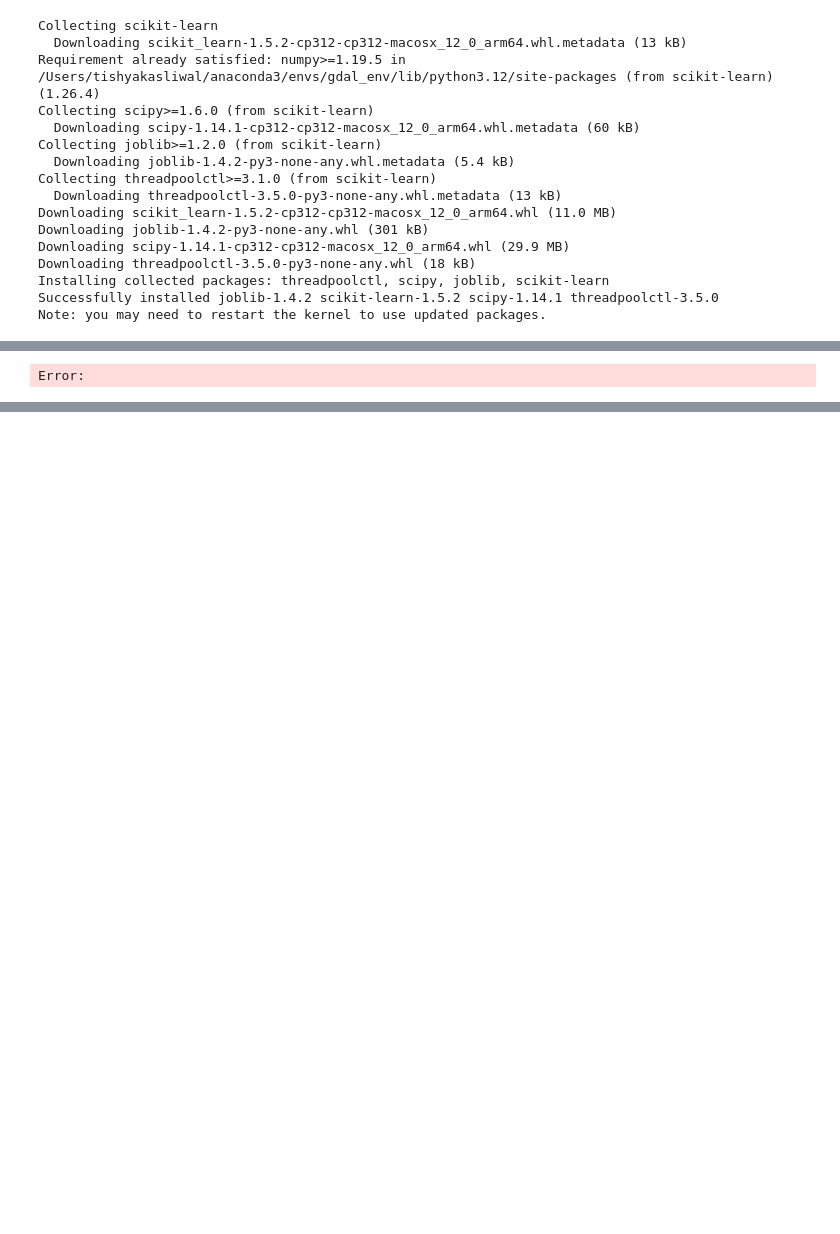
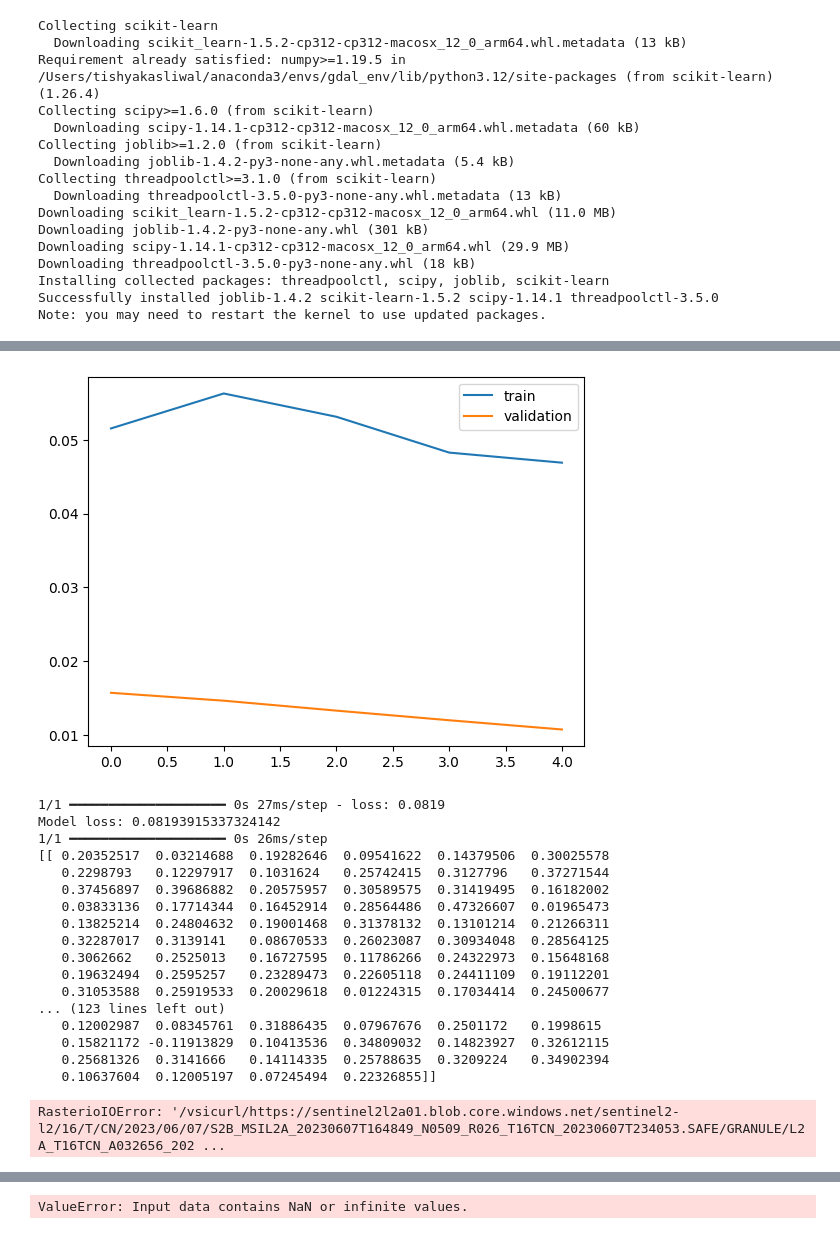
Before and after one commit to anissakp/BTTAI-AI-Studio, a Jupyter notebook: preprocess.ipynb, the cells around one changed output, grey strips where cells are left out. Cells and saved outputs as stored; diff of their text form; code cells hidden in the pictures; blank space fills up the shorter version.

```diff
--- a/preprocess.ipynb
+++ b/preprocess.ipynb
@@ -218,8 +319,9 @@ Successfully installed joblib-1.4.2 scikit-learn-1.5.2 scipy-1.14.1 threadpoolct
 Note: you may need to restart the kernel to use updated packages.
 # %%
 from sklearn.preprocessing import MinMaxScaler
-
+ndci_subset = ndci_subset.fillna(ndci.mean()) #fill Nans with mean values
 # Normalize the data
 scaler = MinMaxScaler()
-ndci_values = ndci_comp_np.values.reshape(-1, 1)
-ndci_scaled = scaler.fit_transform(ndci_values).reshape(ndci_comp_np.shape)
+ndci_values = ndci_subset.values.reshape(-1, 1)
+# %%
+chl_scaled = scaler.fit_transform(chl_values).reshape(chl_subset.shape)
@@ -234,11 +360,11 @@ def create_dataset(data, time_steps=1):
 
 # Set time steps (e.g., using last 10 values to predict the next)
 time_steps = 10
-X, y = create_dataset(ndci_scaled, time_steps)
+X, y = create_dataset(chl_scaled, time_steps)
 
 # Reshape the input to be [samples, time steps, features]
-X = np.reshape(X, (X.shape[0], X.shape[1], ndci_comp_np.shape[1] * ndci_comp_np.shape[2]))
-y = np.reshape(y, (y.shape[0], ndci_comp_np.shape[1] * ndci_comp_np.shape[2]))
+X = np.reshape(X, (X.shape[0], X.shape[1], chl_subset.shape[1] * chl_subset.shape[2]))
+y = np.reshape(y, (y.shape[0], chl_subset.shape[1] * chl_subset.shape[2]))
 
 print(f"X shape: {X.shape}, y shape: {y.shape}")
 # %% [output]
@@ -280,7 +406,12 @@ Model: "sequential_1"
  Non-trainable params: 0 (0.00 B)
+# %%
+from sklearn.model_selection import train_test_split
+# Split the data into training and testing sets
+X_train, X_test, y_train, y_test = train_test_split(X, y, test_size=0.2, random_state=42)
 # %%
+import matplotlib.pyplot as plt
 # Train the model
-history = model.fit(X, y, epochs=20, batch_size=32, validation_split=0.2)
+history = model.fit(X_train, y_train, epochs=5, batch_size=32, validation_split=0.2)
 
 # Plot the training and validation loss
 plt.plot(history.history['loss'], label='train')
@@ -289,22 +420,22 @@ plt.legend()
 plt.show()
 
 # Evaluate the model
-loss = model.evaluate(X, y)
+loss = model.evaluate(X_test, y_test)
 print(f"Model loss: {loss}")
 
 # Make predictions
 predictions = model.predict(X)
-
+print(predictions)
 # Reshape predictions to the original shape
-predictions = predictions.reshape((predictions.shape[0], ndci_comp_np.shape[1], ndci_comp_np.shape[2]))
+predictions = predictions.reshape((predictions.shape[0], chl_subset.shape[1], chl_subset.shape[2]))
 
 # Inverse transform the predictions
 predictions = scaler.inverse_transform(predictions.reshape(-1, 1)).reshape(predictions.shape)
 
 # Plot some predictions
 plt.figure(figsize=(10, 6))
-plt.plot(ndci_comp.coords['time'].values[:len(predictions)], predictions[:, 0, 0], label='Predicted')
-plt.plot(ndci_comp.coords['time'].values[:len(predictions)], ndci_comp_np[:len(predictions), 0, 0], label='Actual')
+plt.plot(chl.coords['time'].values[:len(predictions)], predictions[:, 0, 0], label='Predicted')
+plt.plot(chl.coords['time'].values[:len(predictions)], chl_subset[:len(predictions), 0, 0], label='Actual')
 plt.legend()
 plt.show()
 # %% [output]
@@ -312 +452,19 @@ Epoch 1/20
+[figure, added]
-Error:
+1/1 ━━━━━━━━━━━━━━━━━━━━ 0s 27ms/step - loss: 0.0819
+Model loss: 0.08193915337324142
+1/1 ━━━━━━━━━━━━━━━━━━━━ 0s 26ms/step
+[[ 0.20352517  0.03214688  0.19282646  0.09541622  0.14379506  0.30025578
+   0.2298793   0.12297917  0.1031624   0.25742415  0.3127796   0.37271544
+   0.37456897  0.39686882  0.20575957  0.30589575  0.31419495  0.16182002
+   0.03833136  0.17714344  0.16452914  0.28564486  0.47326607  0.01965473
+   0.13825214  0.24804632  0.19001468  0.31378132  0.13101214  0.21266311
+   0.32287017  0.3139141   0.08670533  0.26023087  0.30934048  0.28564125
+   0.3062662   0.2525013   0.16727595  0.11786266  0.24322973  0.15648168
+   0.19632494  0.2595257   0.23289473  0.22605118  0.24411109  0.19112201
+   0.31053588  0.25919533  0.20029618  0.01224315  0.17034414  0.24500677
+... (123 lines left out)
+   0.12002987  0.08345761  0.31886435  0.07967676  0.2501172   0.1998615
+   0.15821172 -0.11913829  0.10413536  0.34809032  0.14823927  0.32612115
+   0.25681326  0.3141666   0.14114335  0.25788635  0.3209224   0.34902394
+   0.10637604  0.12005197  0.07245494  0.22326855]]
+RasterioIOError: '/vsicurl/https://sentinel2l2a01.blob.core.windows.net/sentinel2-l2/16/T/CN/2023/06/07/S2B_MSIL2A_20230607T164849_N0509_R026_T16TCN_20230607T234053.SAFE/GRANULE/L2A_T16TCN_A032656_202 ...
@@ -312,0 +472,6 @@ Error:
+# %%
+# Check for NaN or infinite values in the data
+if np.isnan(ndci_comp_np_subset).any() or np.isinf(ndci_comp_np_subset).any():
+    raise ValueError("Input data contains NaN or infinite values.")
+# %% [output]
+ValueError: Input data contains NaN or infinite values.
```
Also changed, not shown: parts of 21 cells of this notebook.
